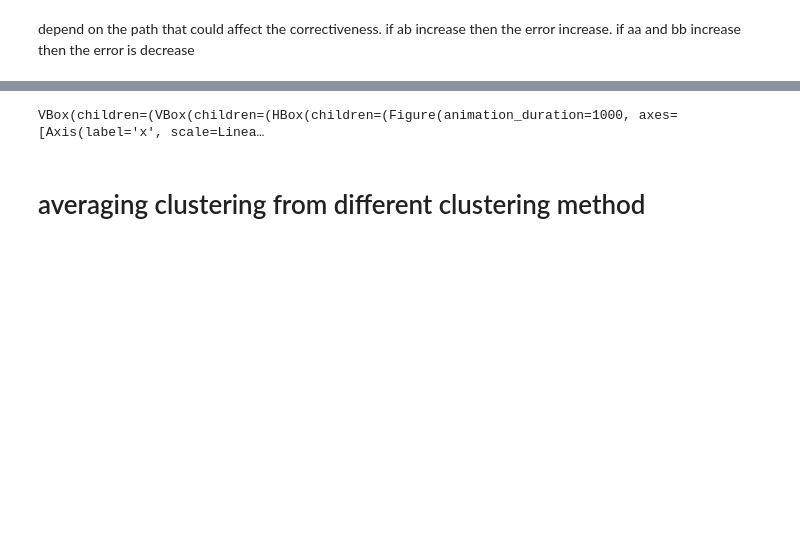
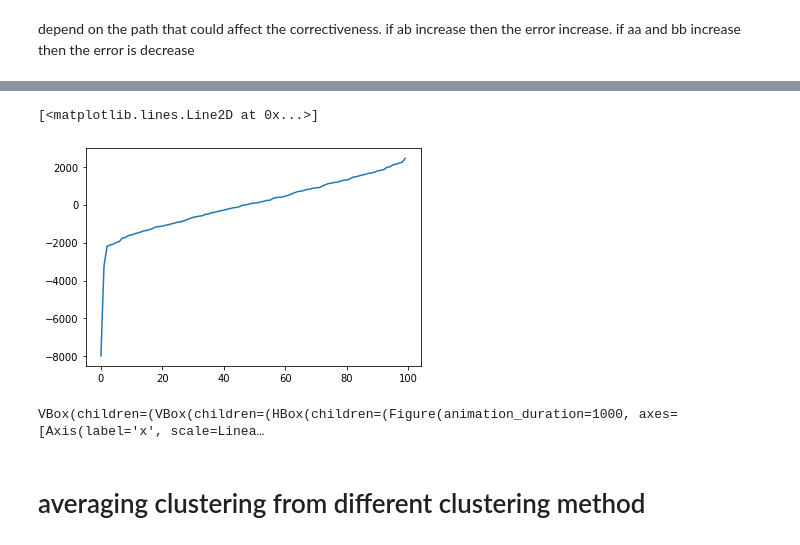
Before and after one commit to sekunder/clustering, a Jupyter notebook: most recent progress on stochastic block model.ipynb, the cells around one changed output, grey strips where cells are left out. Saved outputs shown, nothing was run; the diff lists cells and outputs as text; code cells hidden in the pictures; blank space fills up the shorter version.

```diff
--- a/most recent progress on stochastic block model.ipynb
+++ b/most recent progress on stochastic block model.ipynb
@@ -184,3 +193,10 @@ depend on the path that could affect the correctiveness. if ab increase then the
+# %%
+L3=nx.adjacency_matrix(g2)
+eig1, eigvec1= np.linalg.eigh(L2)
+plt.plot(range(len(eig1)),eig1)
+# %% [output]
+[<matplotlib.lines.Line2D at 0x...>]
+[figure, added]
 # %%
 from ipywidgets.widgets import Label, FloatProgress, FloatSlider, Button, Layout, HBox, VBox
 from IPython.display import display
```
Also changed, not shown: parts of 2 cells of this notebook.
